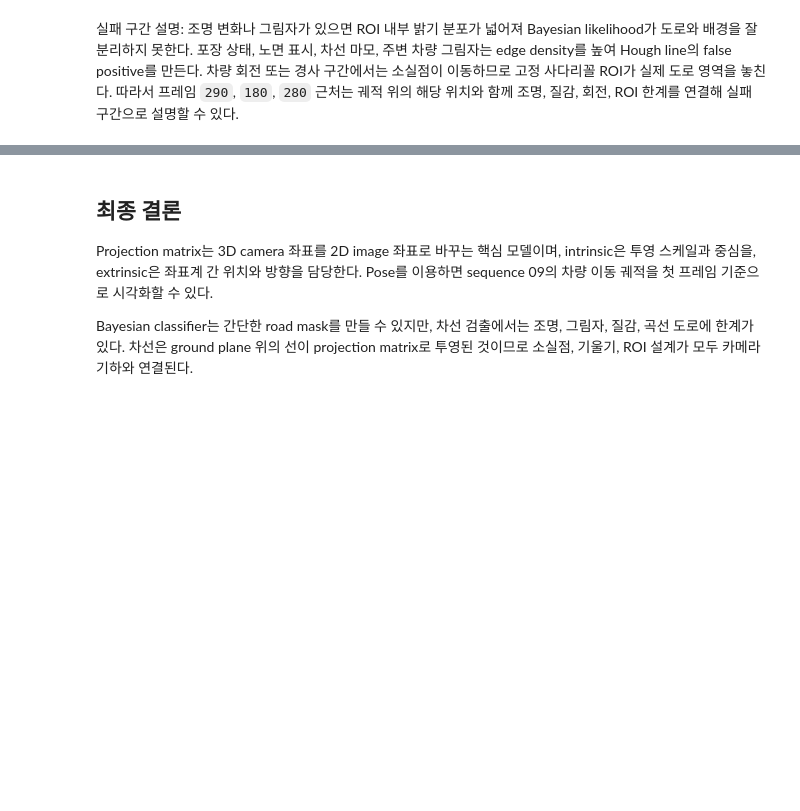
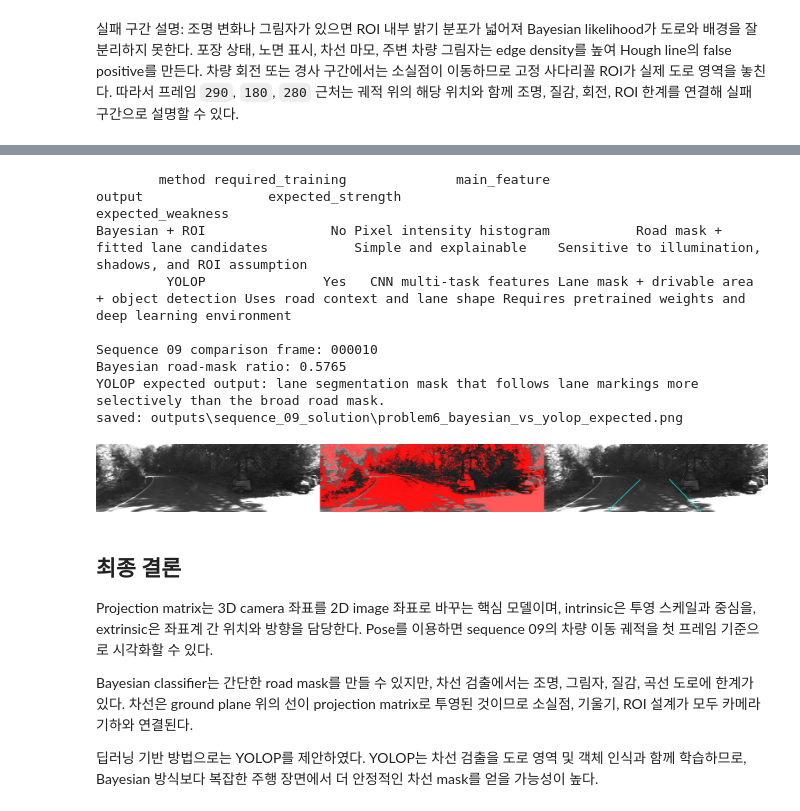
Before and after one commit to hyoeun02/Auto_V, a Jupyter notebook: ClassAuto_BayesianClassifier_solution.ipynb, the cells around one changed output, grey strips where cells are left out. Cells and saved outputs as stored; diff of their text form; code cells hidden in the pictures; blank space fills up the shorter version.

Commit message:
Add deep learning comparison question

```diff
--- a/ClassAuto_BayesianClassifier_solution.ipynb
+++ b/ClassAuto_BayesianClassifier_solution.ipynb
@@ -451,6 +472,66 @@ saved: outputs\sequence_09_solution\problem5_failure_candidates.png
+# %%
+comparison = pd.DataFrame([
+    {
+        "method": "Bayesian + ROI",
+        "required_training": "No",
+        "main_feature": "Pixel intensity histogram",
+        "output": "Road mask + fitted lane candidates",
+        "expected_strength": "Simple and explainable",
+        "expected_weakness": "Sensitive to illumination, shadows, and ROI assumption",
+    },
+    {
+        "method": "YOLOP",
+        "required_training": "Yes",
+        "main_feature": "CNN multi-task features",
+        "output": "Lane mask + drivable area + object detection",
+        "expected_strength": "Uses road context and lane shape",
+        "expected_weakness": "Requires pretrained weights and deep learning environment",
+    },
+])
+print(comparison.to_string(index=False))
+
+if results:
+    q6_frame = results[min(10, len(results) - 1)]
+    bayes_mask = q6_frame["mask"]
+    road_ratio = float(np.mean(bayes_mask))
+    print()
+    print("Sequence 09 comparison frame:", q6_frame["path"].stem)
+    print(f"Bayesian road-mask ratio: {road_ratio:.4f}")
+    print("YOLOP expected output: lane segmentation mask that follows lane markings more selectively than the broad road mask.")
+
+    base = Image.fromarray(q6_frame["img"]).convert("RGB")
+    bayes_overlay = np.stack([q6_frame["img"], q6_frame["img"], q6_frame["img"]], axis=-1)
+    bayes_overlay[bayes_mask, 0] = 255
+    bayes_overlay[bayes_mask, 1:] = (bayes_overlay[bayes_mask, 1:] * 0.35).astype(np.uint8)
+    bayes_overlay = Image.fromarray(bayes_overlay)
+
+    schematic = base.copy()
+    draw = ImageDraw.Draw(schematic)
+    h, w = q6_frame["img"].shape
+    # YOLOP 실제 weight를 실행하지 못하는 환경을 고려하여, expected lane output을 점선 형태로 도식화한다.
+    draw.line((int(w * 0.28), h - 1, int(w * 0.43), int(h * 0.52)), fill=(0, 255, 255), width=4)
+    draw.line((int(w * 0.70), h - 1, int(w * 0.56), int(h * 0.52)), fill=(0, 255, 255), width=4)
+
+    sheet = Image.new("RGB", (w * 3, h), "white")
+    sheet.paste(base, (0, 0))
+    sheet.paste(bayes_overlay, (w, 0))
+    sheet.paste(schematic, (w * 2, 0))
+    save_image(sheet, "problem6_bayesian_vs_yolop_expected.png")
+# %% [output]
+        method required_training              main_feature                                       output                expected_strength                                         expected_weakness
+Bayesian + ROI                No Pixel intensity histogram           Road mask + fitted lane candidates           Simple and explainable    Sensitive to illumination, shadows, and ROI assumption
+         YOLOP               Yes   CNN multi-task features Lane mask + drivable area + object detection Uses road context and lane shape Requires pretrained weights and deep learning environment
+
+Sequence 09 comparison frame: 000010
+Bayesian road-mask ratio: 0.5765
+YOLOP expected output: lane segmentation mask that follows lane markings more selectively than the broad road mask.
+saved: outputs\sequence_09_solution\problem6_bayesian_vs_yolop_expected.png
+[figure, added]
 # %% [markdown]
 ## 최종 결론
 
 Projection matrix는 3D camera 좌표를 2D image 좌표로 바꾸는 핵심 모델이며, intrinsic은 투영 스케일과 중심을, extrinsic은 좌표계 간 위치와 방향을 담당한다. Pose를 이용하면 sequence 09의 차량 이동 궤적을 첫 프레임 기준으로 시각화할 수 있다.
 
 Bayesian classifier는 간단한 road mask를 만들 수 있지만, 차선 검출에서는 조명, 그림자, 질감, 곡선 도로에 한계가 있다. 차선은 ground plane 위의 선이 projection matrix로 투영된 것이므로 소실점, 기울기, ROI 설계가 모두 카메라 기하와 연결된다.
+
+딥러닝 기반 방법으로는 YOLOP를 제안하였다. YOLOP는 차선 검출을 도로 영역 및 객체 인식과 함께 학습하므로, Bayesian 방식보다 복잡한 주행 장면에서 더 안정적인 차선 mask를 얻을 가능성이 높다.
```
Also changed, not shown: parts of 1 cell of this notebook.
